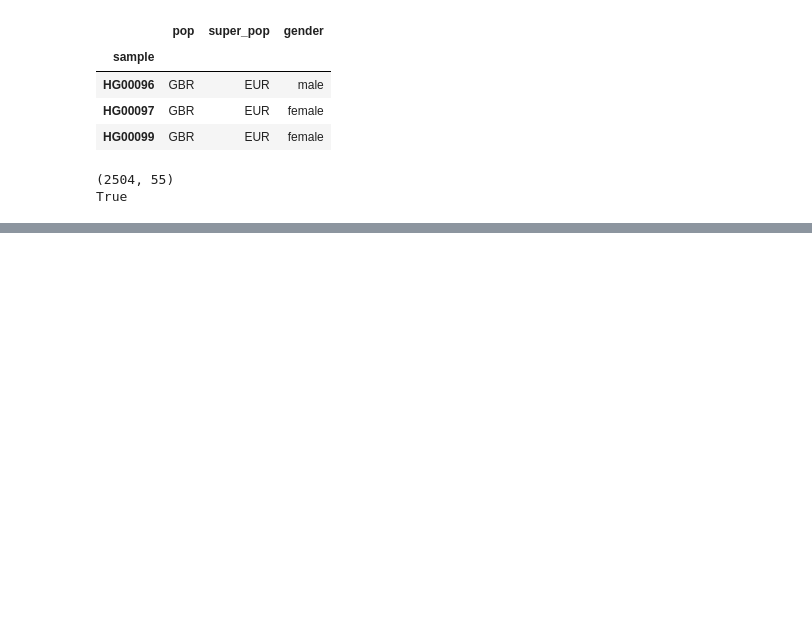
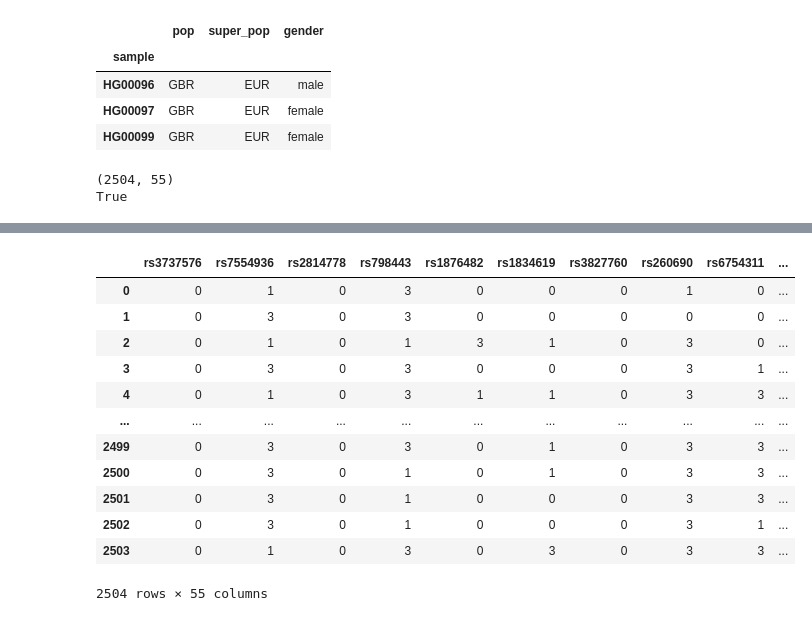
Before and after one commit to akshaydarora/genomics, a Jupyter notebook: genome.ipynb, the cells around one changed output, grey strips where cells are left out. Drawn from its saved outputs; the diff is of its cells as text; code cells hidden in the pictures; blank space fills up the shorter version.

```diff
--- a/genome.ipynb
+++ b/genome.ipynb
@@ -77,3 +137,5 @@ print(df.shape[0] == dfsamples.shape[0])
 # %% [output]
 (2504, 55)
 True
+# %%
+gene_data=df.to_dict(orient="records")
@@ -80,3 +162,19 @@ True
+# %%
+pd.DataFrame(gene_data)
+# %% [output]
+|  | rs3737576 | rs7554936 | rs2814778 | rs798443 | rs1876482 | rs1834619 | rs3827760 | rs260690 | rs6754311 | ... |
+| 0 | 0 | 1 | 0 | 3 | 0 | 0 | 0 | 1 | 0 | ... |
+| 1 | 0 | 3 | 0 | 3 | 0 | 0 | 0 | 0 | 0 | ... |
+| 2 | 0 | 1 | 0 | 1 | 3 | 1 | 0 | 3 | 0 | ... |
+| 3 | 0 | 3 | 0 | 3 | 0 | 0 | 0 | 3 | 1 | ... |
+| 4 | 0 | 1 | 0 | 3 | 1 | 1 | 0 | 3 | 3 | ... |
+| ... | ... | ... | ... | ... | ... | ... | ... | ... | ... | ... |
+| 2499 | 0 | 3 | 0 | 3 | 0 | 1 | 0 | 3 | 3 | ... |
+| 2500 | 0 | 3 | 0 | 1 | 0 | 1 | 0 | 3 | 3 | ... |
+| 2501 | 0 | 3 | 0 | 1 | 0 | 0 | 0 | 3 | 3 | ... |
+| 2502 | 0 | 3 | 0 | 1 | 0 | 0 | 0 | 3 | 1 | ... |
+| 2503 | 0 | 1 | 0 | 3 | 0 | 3 | 0 | 3 | 3 | ... |
+2504 rows × 55 columns
 # %%
 ncols = len(df.columns)
 ohe = OneHotEncoder(categories=[range(4)] * ncols, sparse=False)
```
Also changed, not shown: parts of 19 cells of this notebook, 5 other files.
